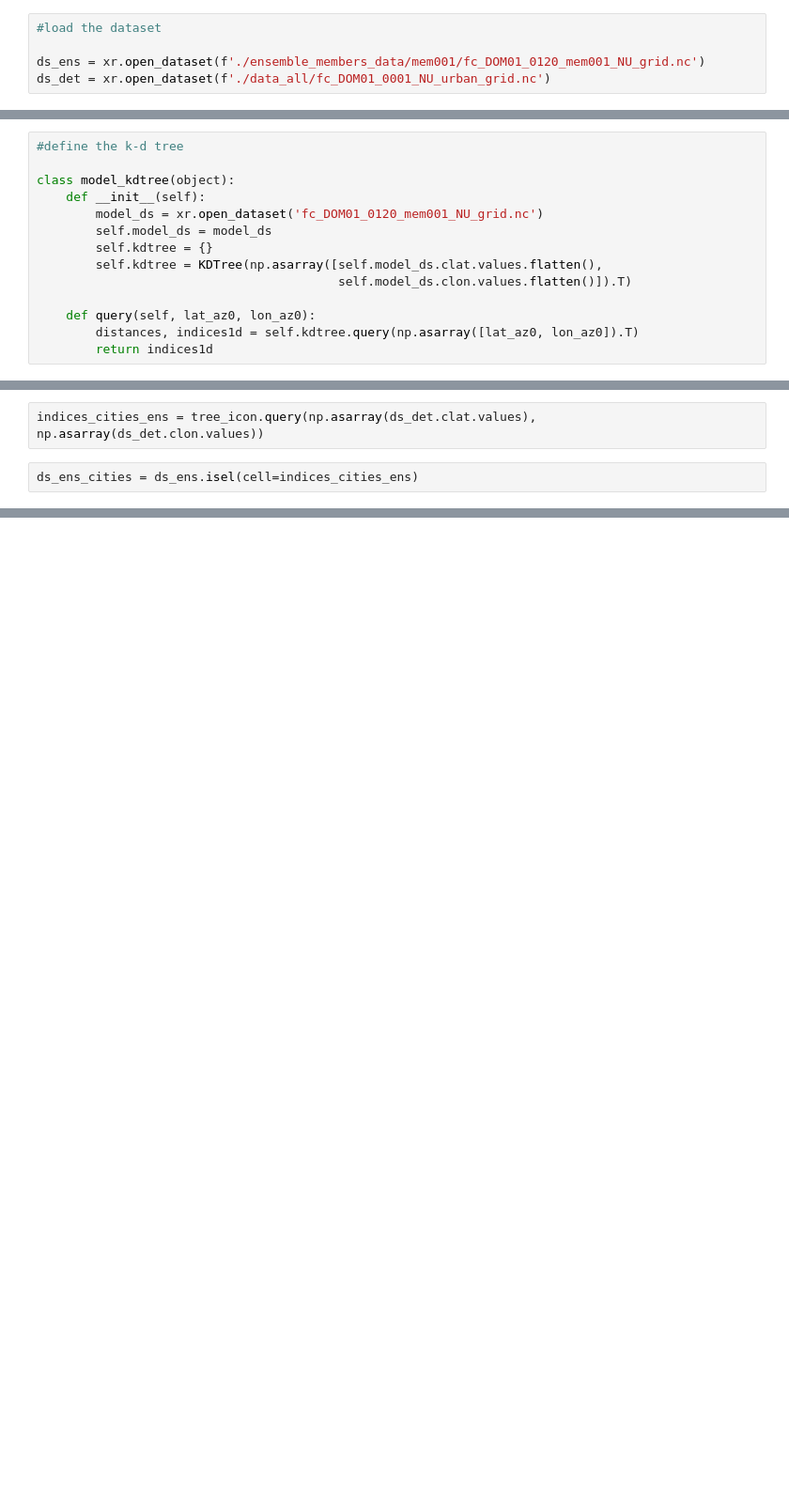
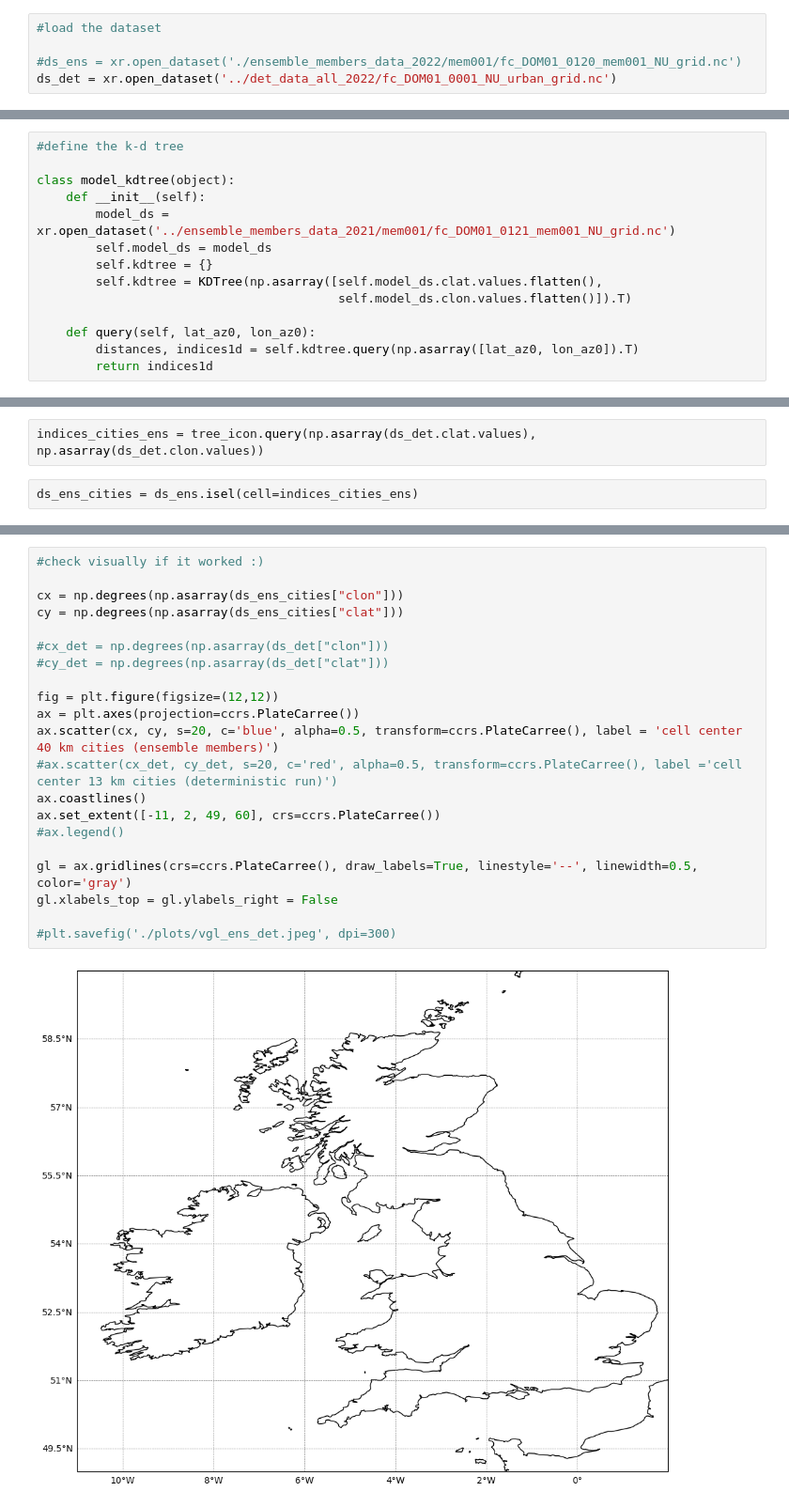
Before and after one commit to maymeret/master_thesis, a Jupyter notebook: k-d_tree_ens_det.ipynb, the cells around one changed output, grey strips where cells are left out. Shown at 94% size. Saved outputs shown, nothing was run; the diff lists cells and outputs as text; blank space fills up the shorter version.

Commit message:
including ensemble for the 2022 run, adapting scripts to new time and copyting plot scripts to have everything seperate

```diff
--- a/k-d_tree_ens_det.ipynb
+++ b/k-d_tree_ens_det.ipynb
@@ -22,6 +22,6 @@ Further reading: https://towardsdatascience.com/using-scikit-learns-binary-trees
 # %%
 #load the dataset
 
-ds_ens = xr.open_dataset(f'./ensemble_members_data/mem001/fc_DOM01_0120_mem001_NU_grid.nc')
-ds_det = xr.open_dataset(f'./data_all/fc_DOM01_0001_NU_urban_grid.nc')
+#ds_ens = xr.open_dataset('./ensemble_members_data_2022/mem001/fc_DOM01_0120_mem001_NU_grid.nc')
+ds_det = xr.open_dataset('../det_data_all_2022/fc_DOM01_0001_NU_urban_grid.nc')
 # %%
@@ -32,7 +32,7 @@ ds_ens3 = xr.open_dataset('fc_DOM01_0003_mem001_NU_urban_grid.nc')
 
 class model_kdtree(object):
     def __init__(self):
-        model_ds = xr.open_dataset('fc_DOM01_0120_mem001_NU_grid.nc')
+        model_ds = xr.open_dataset('../ensemble_members_data_2021/mem001/fc_DOM01_0121_mem001_NU_grid.nc')
         self.model_ds = model_ds
         self.kdtree = {}
         self.kdtree = KDTree(np.asarray([self.model_ds.clat.values.flatten(),
@@ -73,2 +75,25 @@ plt.savefig('./plots/vgl_ens_det.jpeg', dpi=300)
 # %% [output]
 [figure]
+# %%
+#check visually if it worked :)
+
+cx = np.degrees(np.asarray(ds_ens_cities["clon"]))
+cy = np.degrees(np.asarray(ds_ens_cities["clat"]))
+
+#cx_det = np.degrees(np.asarray(ds_det["clon"]))
+#cy_det = np.degrees(np.asarray(ds_det["clat"]))
+
+fig = plt.figure(figsize=(12,12))
+ax = plt.axes(projection=ccrs.PlateCarree())
+ax.scatter(cx, cy, s=20, c='blue', alpha=0.5, transform=ccrs.PlateCarree(), label = 'cell center 40 km cities (ensemble members)')
+#ax.scatter(cx_det, cy_det, s=20, c='red', alpha=0.5, transform=ccrs.PlateCarree(), label ='cell center 13 km cities (deterministic run)')
+ax.coastlines()
+ax.set_extent([-11, 2, 49, 60], crs=ccrs.PlateCarree())
+#ax.legend()
+
+gl = ax.gridlines(crs=ccrs.PlateCarree(), draw_labels=True, linestyle='--', linewidth=0.5, color='gray')
+gl.xlabels_top = gl.ylabels_right = False
+
+#plt.savefig('./plots/vgl_ens_det.jpeg', dpi=300)
+# %% [output]
+[figure, added]
```
Also changed, not shown: parts of 3 cells of this notebook, 3 other files.
